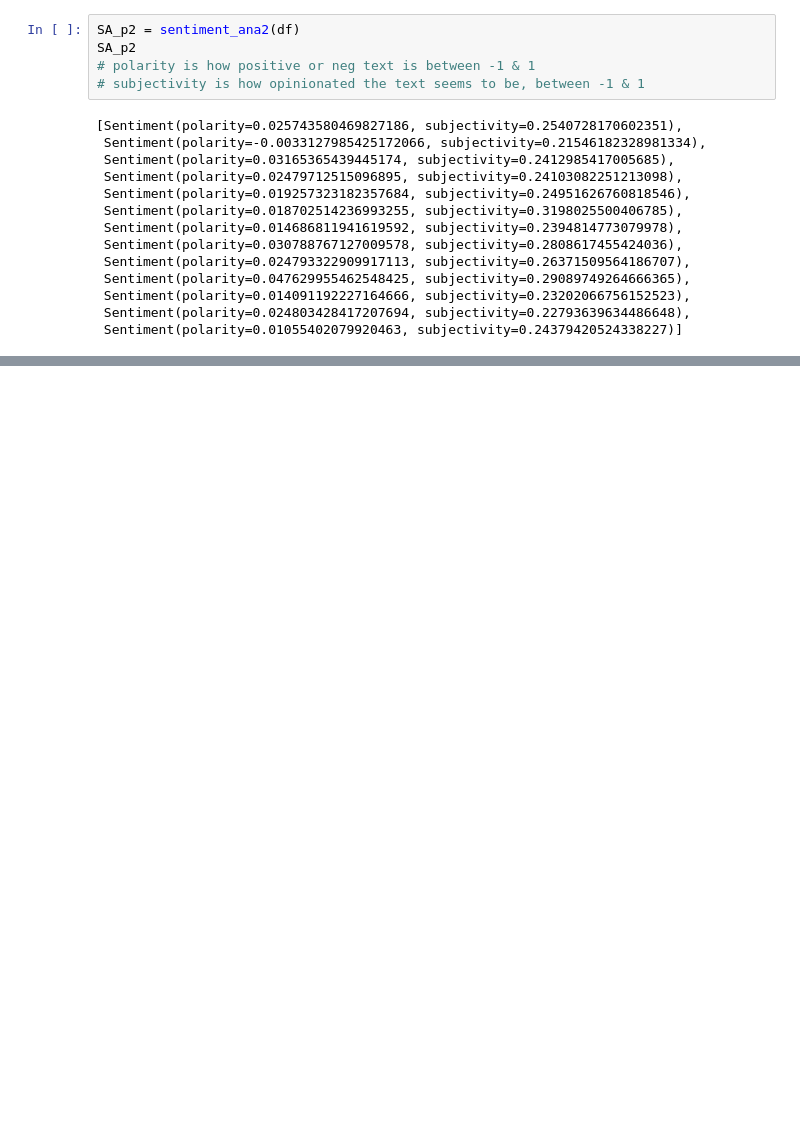
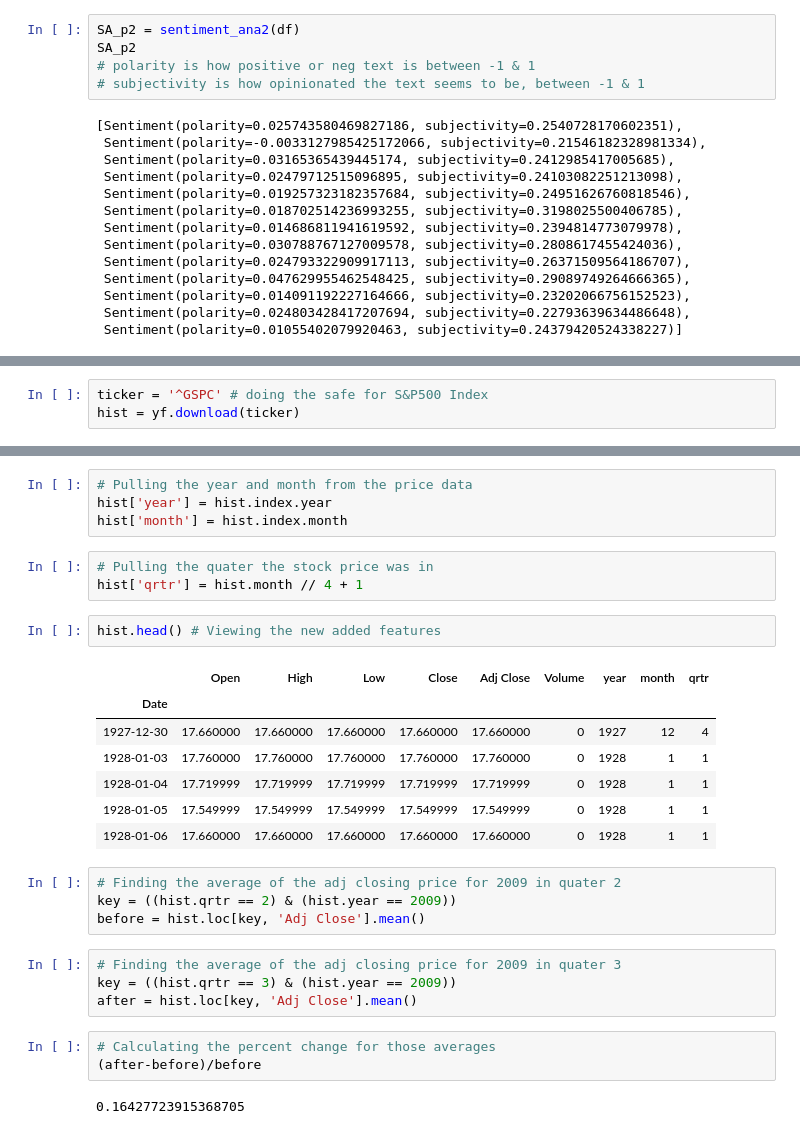
Before and after one commit to bmor2552/QQuarterlyInc, a Jupyter notebook: Notebooks/Step2_Modeling.ipynb, the cells around one changed output, grey strips where cells are left out. Saved outputs shown, nothing was run; the diff lists cells and outputs as text; blank space fills up the shorter version.

```diff
--- a/Notebooks/Step2_Modeling.ipynb
+++ b/Notebooks/Step2_Modeling.ipynb
@@ -278,0 +618,3 @@ Alice Zhao Github Notebook: https://github.com/adashofdata/nlp-in-python-tutoria
+# %%
+ticker = '^GSPC' # doing the safe for S&P500 Index
+hist = yf.download(ticker)
@@ -278,0 +633,30 @@ Alice Zhao Github Notebook: https://github.com/adashofdata/nlp-in-python-tutoria
+# %%
+# Pulling the year and month from the price data
+hist['year'] = hist.index.year
+hist['month'] = hist.index.month
+# %%
+# Pulling the quater the stock price was in
+hist['qrtr'] = hist.month // 4 + 1
+# %%
+hist.head() # Viewing the new added features
+# %% [output]
+|  | Open | High | Low | Close | Adj Close | Volume | year | month | qrtr |
+| Date |  |  |  |  |  |  |  |  |  |
+| 1927-12-30 | 17.660000 | 17.660000 | 17.660000 | 17.660000 | 17.660000 | 0 | 1927 | 12 | 4 |
+| 1928-01-03 | 17.760000 | 17.760000 | 17.760000 | 17.760000 | 17.760000 | 0 | 1928 | 1 | 1 |
+| 1928-01-04 | 17.719999 | 17.719999 | 17.719999 | 17.719999 | 17.719999 | 0 | 1928 | 1 | 1 |
+| 1928-01-05 | 17.549999 | 17.549999 | 17.549999 | 17.549999 | 17.549999 | 0 | 1928 | 1 | 1 |
+| 1928-01-06 | 17.660000 | 17.660000 | 17.660000 | 17.660000 | 17.660000 | 0 | 1928 | 1 | 1 |
+# %%
+# Finding the average of the adj closing price for 2009 in quater 2
+key = ((hist.qrtr == 2) & (hist.year == 2009))
+before = hist.loc[key, 'Adj Close'].mean()
+# %%
+# Finding the average of the adj closing price for 2009 in quater 3
+key = ((hist.qrtr == 3) & (hist.year == 2009))
+after = hist.loc[key, 'Adj Close'].mean()
+# %%
+# Calculating the percent change for those averages
+(after-before)/before
+# %% [output]
+0.16427723915368705
```
Also changed, not shown: parts of 58 cells of this notebook.
